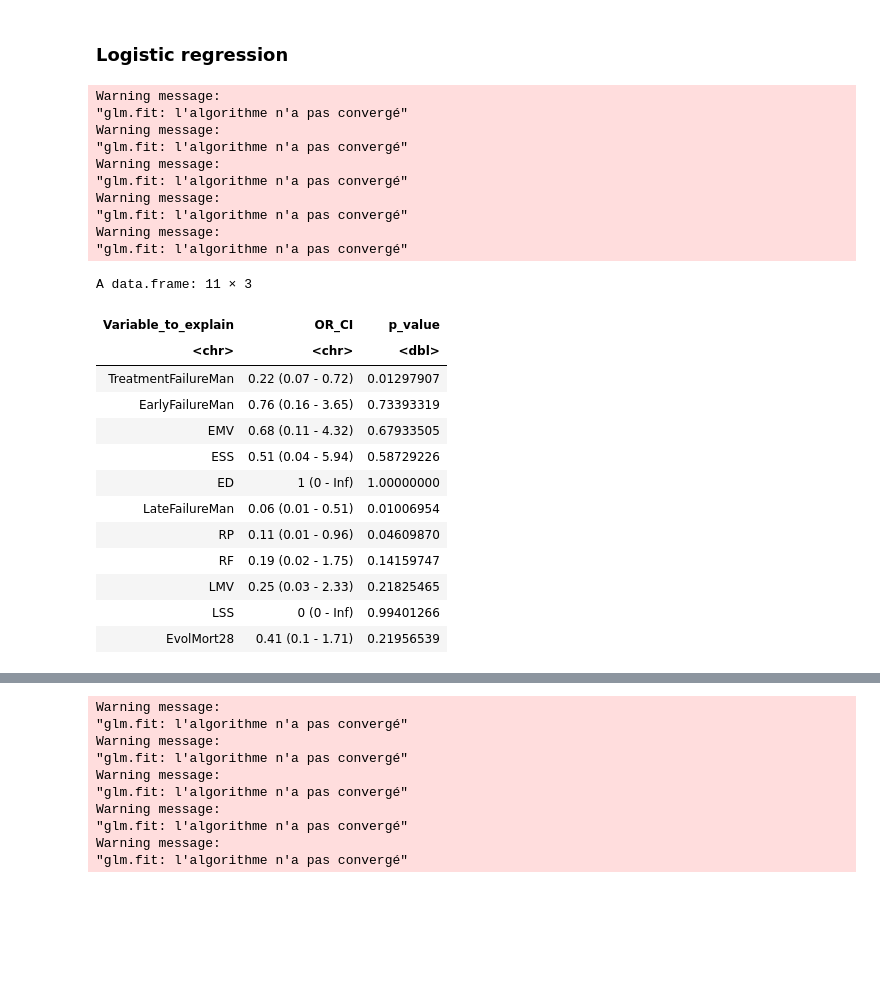
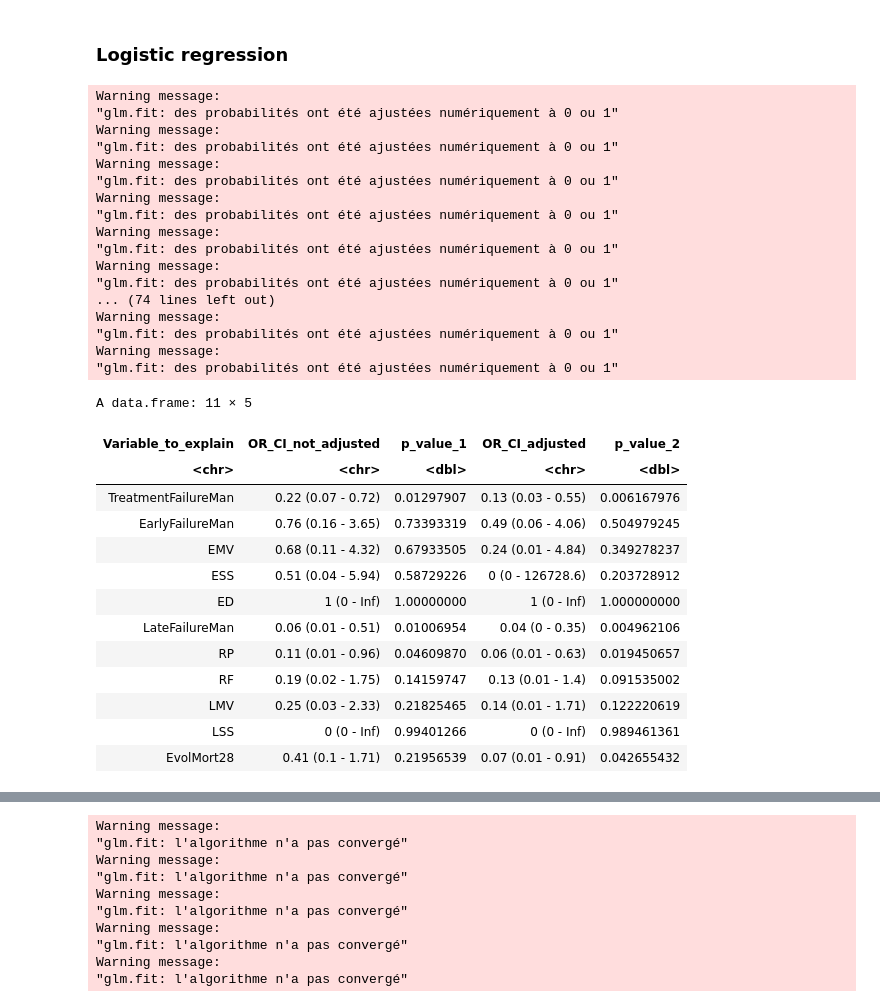
Before and after one commit to Kodro23/CAP, a Jupyter notebook: notebooks/ipynb/main_PP.ipynb, the cells around one changed output, grey strips where cells are left out. Saved outputs shown, nothing was run; the diff lists cells and outputs as text; code cells hidden in the pictures; blank space fills up the shorter version.

```diff
--- a/notebooks/ipynb/main_PP.ipynb
+++ b/notebooks/ipynb/main_PP.ipynb
@@ -707,33 +701,40 @@ vars_to_explain <- c("TreatmentFailureMan",
 # %%
 #initialize model
 model_logit<-logit(imp,vars_to_explain)
 #Fitting model
 main_var<-"Grupo"
 other_variables<-c("IL101","PCT1","CdxShockSept","Centro","YearOfAdmission")
-logit_results<-model_logit$fit_logit(main_var=main_var)
+logit_results<-model_logit$fit_logit(main_var=main_var,other_variables=other_variables)
 logit_results
 # %% [output]
 Warning message:
-"glm.fit: l'algorithme n'a pas convergé"
+"glm.fit: des probabilités ont été ajustées numériquement à 0 ou 1"
 Warning message:
-"glm.fit: l'algorithme n'a pas convergé"
+"glm.fit: des probabilités ont été ajustées numériquement à 0 ou 1"
 Warning message:
-"glm.fit: l'algorithme n'a pas convergé"
+"glm.fit: des probabilités ont été ajustées numériquement à 0 ou 1"
 Warning message:
-"glm.fit: l'algorithme n'a pas convergé"
+"glm.fit: des probabilités ont été ajustées numériquement à 0 ou 1"
 Warning message:
-"glm.fit: l'algorithme n'a pas convergé"
+"glm.fit: des probabilités ont été ajustées numériquement à 0 ou 1"
+Warning message:
+"glm.fit: des probabilités ont été ajustées numériquement à 0 ou 1"
+... (74 lines left out)
+Warning message:
+"glm.fit: des probabilités ont été ajustées numériquement à 0 ou 1"
+Warning message:
+"glm.fit: des probabilités ont été ajustées numériquement à 0 ou 1"
-A data.frame: 11 × 3
+A data.frame: 11 × 5
-| Variable_to_explain | OR_CI | p_value |
-| <chr> | <chr> | <dbl> |
-| TreatmentFailureMan | 0.22 (0.07 - 0.72) | 0.01297907 |
-| EarlyFailureMan | 0.76 (0.16 - 3.65) | 0.73393319 |
-| EMV | 0.68 (0.11 - 4.32) | 0.67933505 |
-| ESS | 0.51 (0.04 - 5.94) | 0.58729226 |
-| ED | 1 (0 - Inf) | 1.00000000 |
-| LateFailureMan | 0.06 (0.01 - 0.51) | 0.01006954 |
-| RP | 0.11 (0.01 - 0.96) | 0.04609870 |
-| RF | 0.19 (0.02 - 1.75) | 0.14159747 |
-| LMV | 0.25 (0.03 - 2.33) | 0.21825465 |
-| LSS | 0 (0 - Inf) | 0.99401266 |
-| EvolMort28 | 0.41 (0.1 - 1.71) | 0.21956539 |
+| Variable_to_explain | OR_CI_not_adjusted | p_value_1 | OR_CI_adjusted | p_value_2 |
+| <chr> | <chr> | <dbl> | <chr> | <dbl> |
+| TreatmentFailureMan | 0.22 (0.07 - 0.72) | 0.01297907 | 0.13 (0.03 - 0.55) | 0.006167976 |
+| EarlyFailureMan | 0.76 (0.16 - 3.65) | 0.73393319 | 0.49 (0.06 - 4.06) | 0.504979245 |
+| EMV | 0.68 (0.11 - 4.32) | 0.67933505 | 0.24 (0.01 - 4.84) | 0.349278237 |
+| ESS | 0.51 (0.04 - 5.94) | 0.58729226 | 0 (0 - 126728.6) | 0.203728912 |
+| ED | 1 (0 - Inf) | 1.00000000 | 1 (0 - Inf) | 1.000000000 |
+| LateFailureMan | 0.06 (0.01 - 0.51) | 0.01006954 | 0.04 (0 - 0.35) | 0.004962106 |
+| RP | 0.11 (0.01 - 0.96) | 0.04609870 | 0.06 (0.01 - 0.63) | 0.019450657 |
+| RF | 0.19 (0.02 - 1.75) | 0.14159747 | 0.13 (0.01 - 1.4) | 0.091535002 |
+| LMV | 0.25 (0.03 - 2.33) | 0.21825465 | 0.14 (0.01 - 1.71) | 0.122220619 |
+| LSS | 0 (0 - Inf) | 0.99401266 | 0 (0 - Inf) | 0.989461361 |
+| EvolMort28 | 0.41 (0.1 - 1.71) | 0.21956539 | 0.07 (0.01 - 0.91) | 0.042655432 |
```
Also changed, not shown: parts of 85 cells of this notebook, 36 other files.
